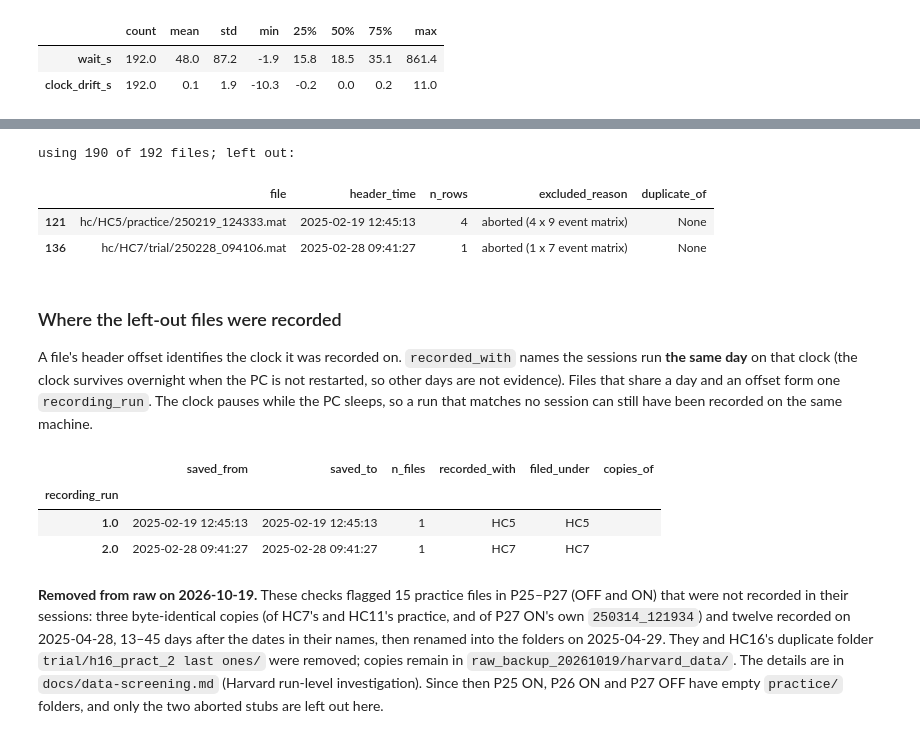
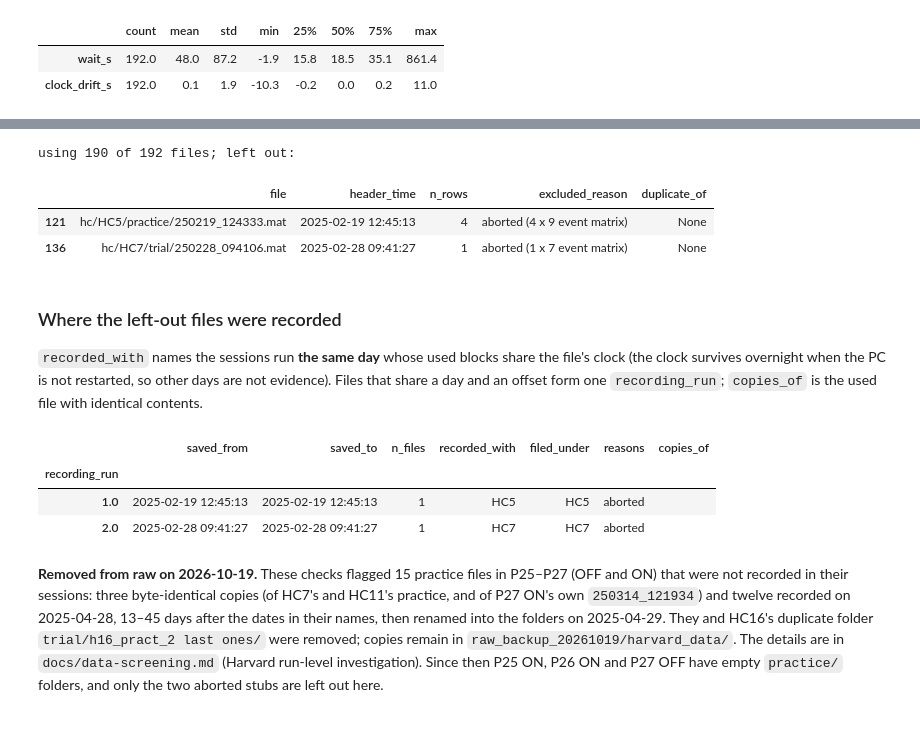
Before and after one commit to vaibrainium/bayesian-priors-in-pd-subtype, a Jupyter notebook: notebooks/0.02-harvard-sessions-check-and-compile.ipynb, the cells around one changed output, grey strips where cells are left out. Saved outputs shown, nothing was run; the diff lists cells and outputs as text; code cells hidden in the pictures.

```diff
--- a/notebooks/0.02-harvard-sessions-check-and-compile.ipynb
+++ b/notebooks/0.02-harvard-sessions-check-and-compile.ipynb
@@ -172,65 +120,27 @@ A file is left out, for the first reason that applies, when it
 4. repeats the contents of an earlier used file of the same session.
-# %%
-def excluded_reason(block):
-    if block.phase == "unexpected":
-        return "outside practice/ and trial/"
-    if block.n_cols != 10 or block.n_rows < MIN_TRIALS_PER_BLOCK:
-        return f"aborted ({block.n_rows} x {block.n_cols} event matrix)"
-    if not block.on_session_clock:
-        return f"not on this session's clock (saved {block.header_time:%Y-%m-%d %H:%M})"
-    if not block.saved_after_recording:
-        return f"saved {-block.wait_s:.0f} s before its trials ended"
-    return None
-
-
-blocks["excluded_reason"] = blocks.apply(excluded_reason, axis=1)
-kept = blocks.excluded_reason.isna()
-repeat = kept & blocks[kept].sort_values("filename_time").duplicated(["session_id", "content_md5"]).reindex(blocks.index, fill_value=False)
-blocks.loc[repeat, "excluded_reason"] = "repeats an earlier block of this session"
-blocks["use"] = blocks.excluded_reason.isna()
-
-print(f"using {blocks.use.sum()} of {len(blocks)} files; left out:")
-blocks.loc[~blocks.use, ["file", "header_time", "n_rows", "excluded_reason", "duplicate_of"]]
-# %% [output]
-using 190 of 192 files; left out:
-|  | file | header_time | n_rows | excluded_reason | duplicate_of |
-| 121 | hc/HC5/practice/250219_124333.mat | 2025-02-19 12:45:13 | 4 | aborted (4 x 9 event matrix) | None |
-| 136 | hc/HC7/trial/250228_094106.mat | 2025-02-28 09:41:27 | 1 | aborted (1 x 7 event matrix) | None |
+# %%
+blk.mark_use(blocks)
+print(f"using {blocks.use.sum()} of {len(blocks)} files; left out:")
+blocks.loc[~blocks.use, ["file", "header_time", "n_rows", "excluded_reason", "duplicate_of"]]
+# %% [output]
+using 190 of 192 files; left out:
+|  | file | header_time | n_rows | excluded_reason | duplicate_of |
+| 121 | hc/HC5/practice/250219_124333.mat | 2025-02-19 12:45:13 | 4 | aborted (4 x 9 event matrix) | None |
+| 136 | hc/HC7/trial/250228_094106.mat | 2025-02-28 09:41:27 | 1 | aborted (1 x 7 event matrix) | None |
 # %% [markdown]
 ### Where the left-out files were recorded
 
-A file's header offset identifies the clock it was recorded on. `recorded_with` names the sessions run **the same day**
-on that clock (the clock survives overnight when the PC is not restarted, so other days are not evidence). Files
-that share a day and an offset form one `recording_run`. The clock pauses while the PC sleeps, so a run that matches
-no session can still have been recorded on the same machine.
+`recorded_with` names the sessions run **the same day** whose used blocks share the file's clock (the clock survives
+overnight when the PC is not restarted, so other days are not evidence). Files that share a day and an offset form one
+`recording_run`; `copies_of` is the used file with identical contents.
-# %%
-session_clock = blocks[blocks.use & (blocks.phase == "trial")].groupby("session_id").agg(
-    offset=("header_offset_s", "median"), day=("header_time", lambda t: t.dt.date.min()))
-
-
-def recorded_with(block):
-    same = session_clock[(session_clock.day == block.header_time.date())
-                         & ((session_clock.offset - block.header_offset_s).abs() <= CLOCK_TOLERANCE_S)]
-    return ", ".join(same.index) or "no session that day"
-
-
-left_out = blocks[~blocks.use].sort_values("header_time")
-blocks.loc[left_out.index, "recorded_with"] = left_out.apply(recorded_with, axis=1)
-new_run = (left_out.header_time.dt.date != left_out.header_time.dt.date.shift()) | (left_out.header_offset_s.diff().abs() > CLOCK_TOLERANCE_S)
-blocks.loc[left_out.index, "recording_run"] = new_run.cumsum()
-
-original = blocks[blocks.use].set_index("content_md5").file  # the used file with the same contents, if any
-blocks.loc[left_out.index, "copy_of_used"] = left_out.content_md5.map(original[~original.index.duplicated()])
-runs = blocks[~blocks.use].groupby("recording_run").agg(
-    saved_from=("header_time", "min"), saved_to=("header_time", "max"), n_files=("file", "size"),
-    recorded_with=("recorded_with", "first"), filed_under=("session_id", lambda s: ", ".join(s.unique())),
-    copies_of=("copy_of_used", lambda d: ", ".join(d.dropna().unique())))
-runs
-# %% [output]
-|  | saved_from | saved_to | n_files | recorded_with | filed_under | copies_of |
-| recording_run |  |  |  |  |  |  |
-| 1.0 | 2025-02-19 12:45:13 | 2025-02-19 12:45:13 | 1 | HC5 | HC5 |  |
-| 2.0 | 2025-02-28 09:41:27 | 2025-02-28 09:41:27 | 1 | HC7 | HC7 |  |
+# %%
+runs = blk.add_provenance(blocks)
+runs
+# %% [output]
+|  | saved_from | saved_to | n_files | recorded_with | filed_under | reasons | copies_of |
+| recording_run |  |  |  |  |  |  |  |
+| 1.0 | 2025-02-19 12:45:13 | 2025-02-19 12:45:13 | 1 | HC5 | HC5 | aborted |  |
+| 2.0 | 2025-02-28 09:41:27 | 2025-02-28 09:41:27 | 1 | HC7 | HC7 | aborted |  |
 # %% [markdown]
 **Removed from raw on 2026-10-19.** These checks flagged 15 practice files in P25–P27 (OFF and ON) that were not
 recorded in their sessions: three byte-identical copies (of HC7's and HC11's practice, and of P27 ON's own
```
Also changed, not shown: parts of 20 cells of this notebook, 1 other file.
